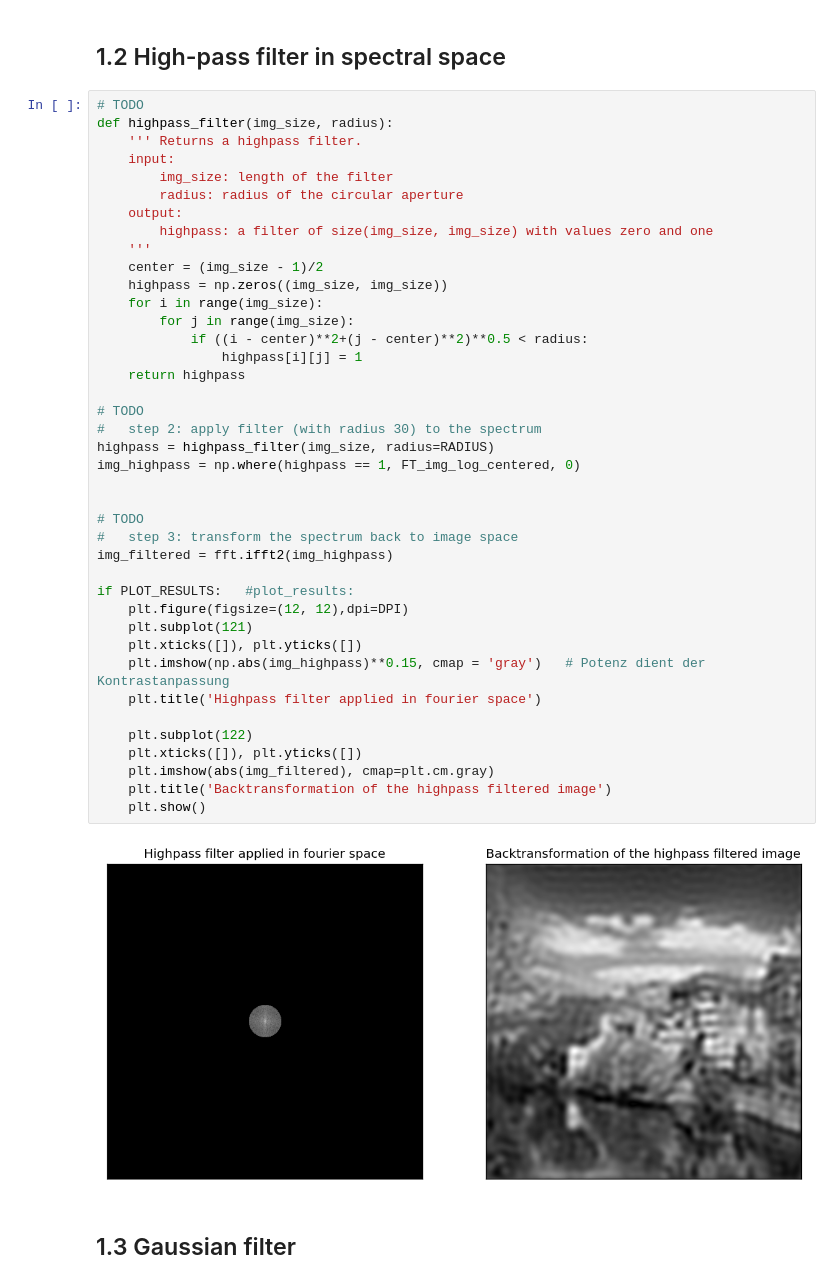
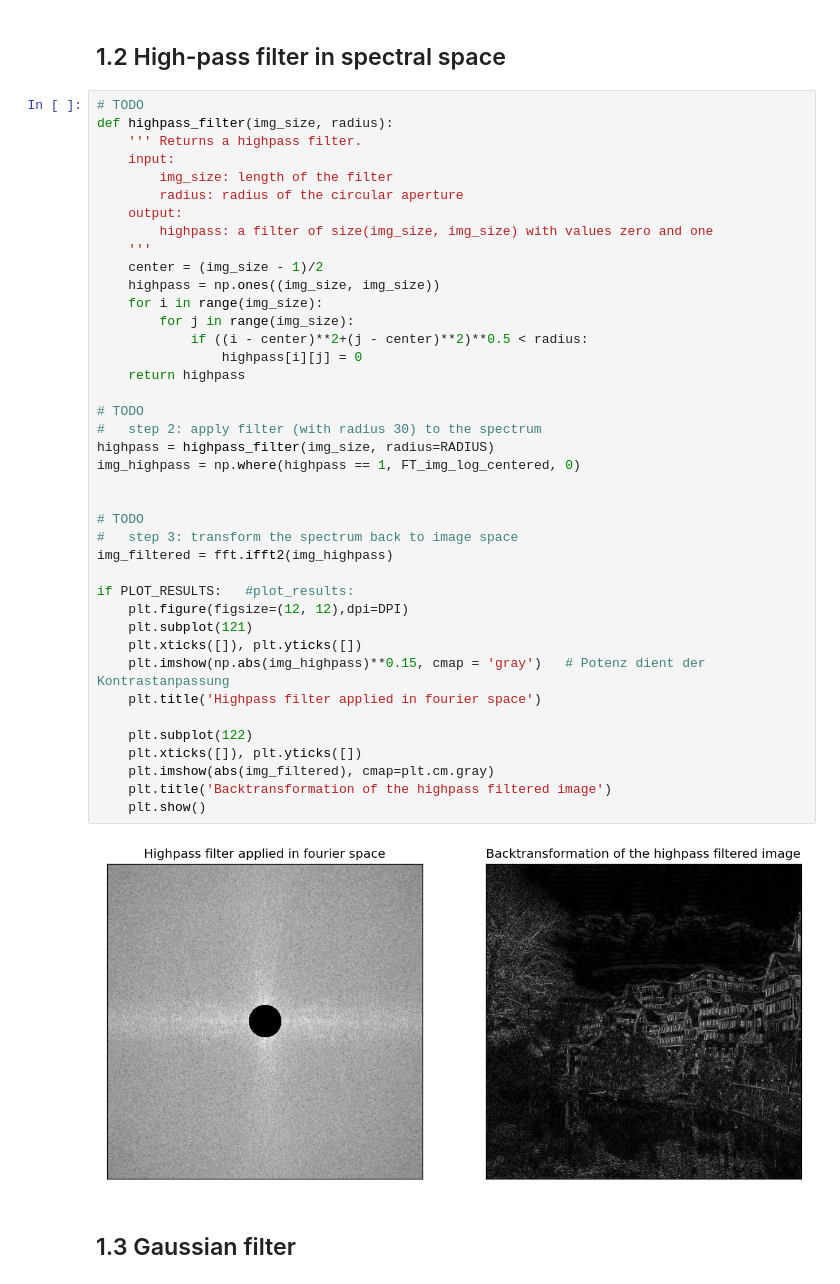
Before and after one commit to prs-eth/Bildverarbeitung, a Jupyter notebook: fourier.ipynb, the cells around one changed output. Saved outputs shown, nothing was run; the diff lists cells and outputs as text.

```diff
--- a/fourier.ipynb
+++ b/fourier.ipynb
@@ -50,37 +50,37 @@ def highpass_filter(img_size, radius):
         highpass: a filter of size(img_size, img_size) with values zero and one
     '''
     center = (img_size - 1)/2
-    highpass = np.zeros((img_size, img_size))
+    highpass = np.ones((img_size, img_size))
     for i in range(img_size):
         for j in range(img_size):
             if ((i - center)**2+(j - center)**2)**0.5 < radius:
-                highpass[i][j] = 1
+                highpass[i][j] = 0
     return highpass
 
 # TODO
 #   step 2: apply filter (with radius 30) to the spectrum
 highpass = highpass_filter(img_size, radius=RADIUS)
 img_highpass = np.where(highpass == 1, FT_img_log_centered, 0)
 
 
 # TODO
 #   step 3: transform the spectrum back to image space
 img_filtered = fft.ifft2(img_highpass)
 
 if PLOT_RESULTS:   #plot_results:
     plt.figure(figsize=(12, 12),dpi=DPI)
     plt.subplot(121)
     plt.xticks([]), plt.yticks([])
     plt.imshow(np.abs(img_highpass)**0.15, cmap = 'gray')   # Potenz dient der Kontrastanpassung
     plt.title('Highpass filter applied in fourier space')
 
     plt.subplot(122)
     plt.xticks([]), plt.yticks([])
     plt.imshow(abs(img_filtered), cmap=plt.cm.gray)
     plt.title('Backtransformation of the highpass filtered image')
     plt.show()
 # %% [output]
-[figure, old version]
+[figure, new version]
 # %% [markdown]
 ## 1.3 Gaussian filter
 # %% [markdown]
```
Also changed, not shown: 1 other file.
